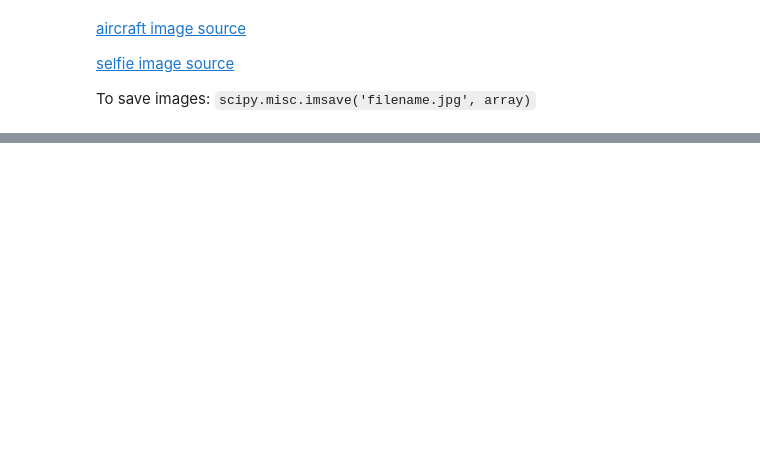
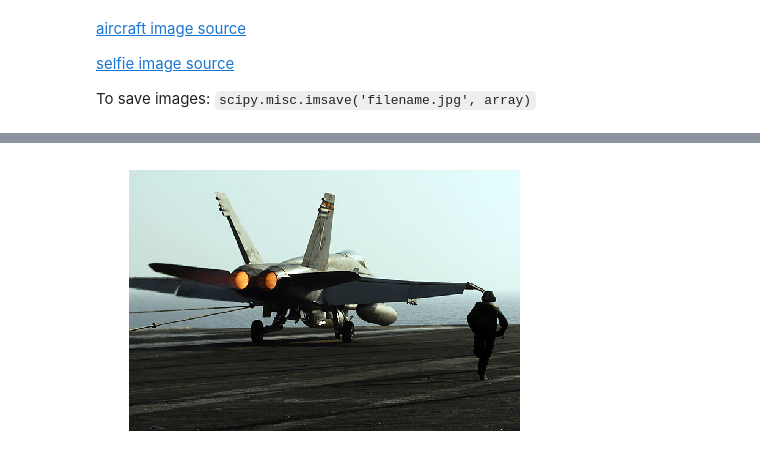
Before and after one commit to granieri/Computer-Vision, a Jupyter notebook: Glitch.ipynb, the cells around one changed output, grey strips where cells are left out. Cells and saved outputs as stored; diff of their text form; code cells hidden in the pictures; blank space fills up the shorter version.

```diff
--- a/Glitch.ipynb
+++ b/Glitch.ipynb
@@ -101,0 +111,7 @@ def cmp_B(arr1, arr2):
+# %%
+plt.figure(figsize=(7,7))
+plt.axis('off')
+plt.imshow(img)
+plt.show()
+# %% [output]
+[figure, added]
```
Also changed, not shown: parts of 7 cells of this notebook.
